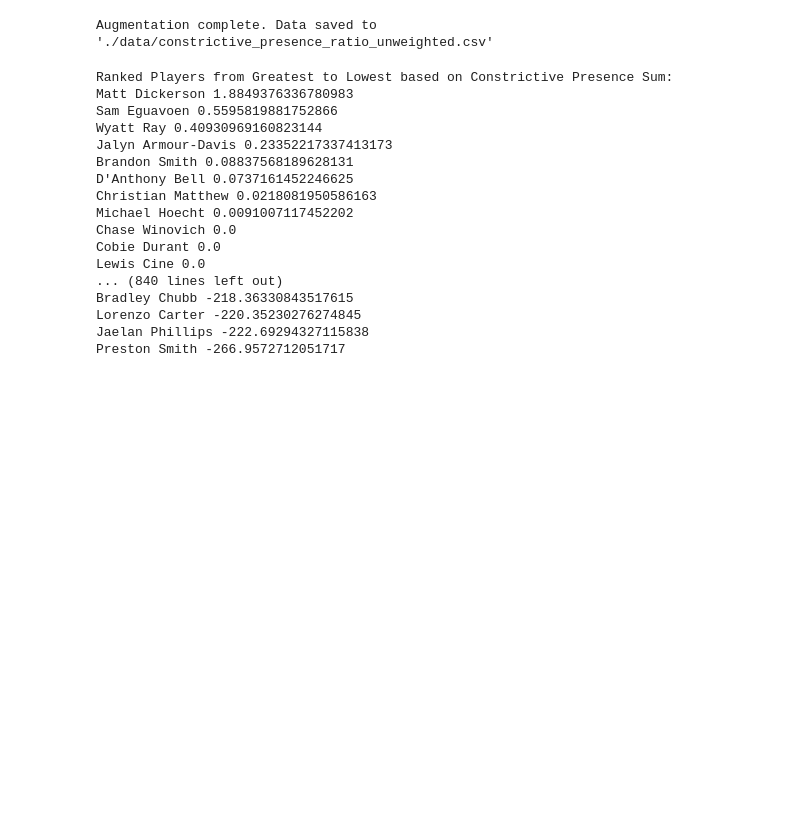
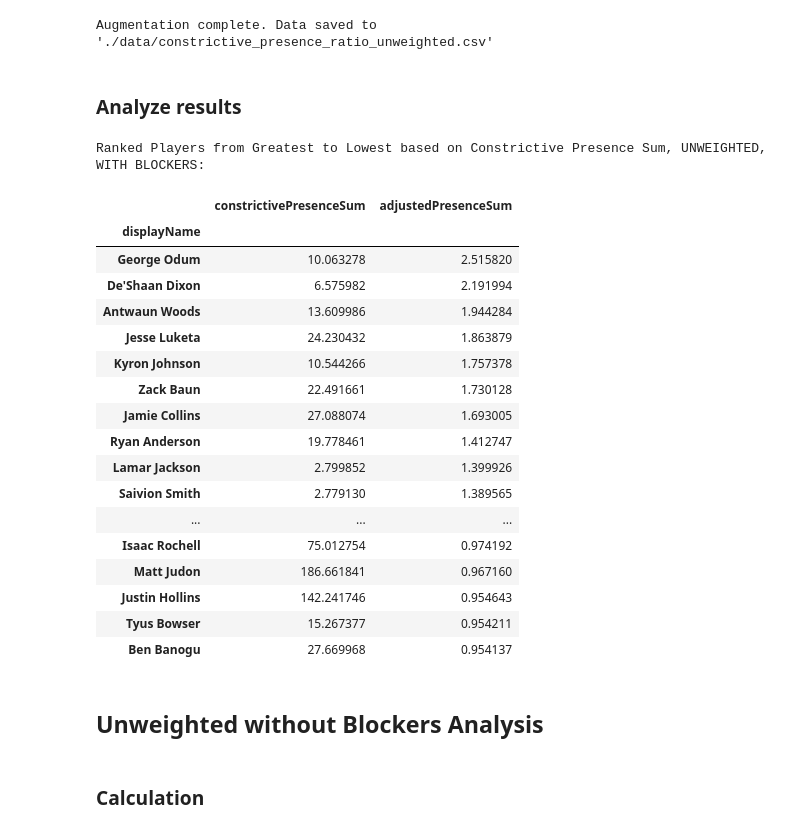
Before and after one commit to arham-habib/nfl-big-data-bowl-2024, a Jupyter notebook: constrictive_presence_ratio.ipynb, the cells around one changed output. Drawn from its saved outputs; the diff is of its cells as text; code cells hidden in the pictures; blank space fills up the shorter version.

```diff
--- a/constrictive_presence_ratio.ipynb
+++ b/constrictive_presence_ratio.ipynb
@@ -209,25 +206,48 @@ grouped_by_player = constrictive_presence_ratio_all[['displayName', 'constrictiv
+# %% [markdown]
+### Analyze results
+# %%
+# Load the constrictive_presence_ratio_all DataFrame
+constrictive_presence_ratio_all = pd.read_csv('./data/constrictive_presence_ratio_unweighted.csv')
+
+# Group by 'displayName' and sum 'constrictivePresenceSum'
+grouped_by_player = constrictive_presence_ratio_all[['displayName', 'constrictivePresenceSum']].groupby('displayName').sum()
+
+# Count the number of occurrences for each 'displayName'
+counts = constrictive_presence_ratio_all['displayName'].value_counts()
+std_player = constrictive_presence_ratio_all[['displayName', 'constrictivePresenceSum']].groupby('displayName').std()
+
+# Divide the summed 'constrictivePresenceSum' by the count for each player
+grouped_by_player['counts'] = counts # - std_player.constrictivePresenceSum / counts
+grouped_by_player['std'] = std_player
+
+grouped_by_player.to_csv('./data/cpr_per_player_unweighted.csv', index=True)
 # %%
-ranked_players = grouped_by_player.sort_values(by='constrictivePresenceSum', ascending=False)
+ranked_players = grouped_by_player.sort_values(by='adjustedPresenceSum', ascending=False)
 
 # Print the names of the players in order
-print("Ranked Players from Greatest to Lowest based on Constrictive Presence Sum:")
-for name, score in ranked_players.itertuples():
-    print(name, score)
+print("Ranked Players from Greatest to Lowest based on Constrictive Presence Sum, UNWEIGHTED, WITH BLOCKERS:")
+ranked_players.head(50)
 # %% [output]
-Ranked Players from Greatest to Lowest based on Constrictive Presence Sum:
-Matt Dickerson 1.8849376336780983
-Sam Eguavoen 0.5595819881752866
-Wyatt Ray 0.40930969160823144
-Jalyn Armour-Davis 0.23352217337413173
-Brandon Smith 0.08837568189628131
-D'Anthony Bell 0.0737161452246625
-Christian Matthew 0.0218081950586163
-Michael Hoecht 0.0091007117452202
-Chase Winovich 0.0
-Cobie Durant 0.0
-Lewis Cine 0.0
-... (840 lines left out)
-Bradley Chubb -218.36330843517615
-Lorenzo Carter -220.35230276274845
-Jaelan Phillips -222.69294327115838
-Preston Smith -266.9572712051717
+Ranked Players from Greatest to Lowest based on Constrictive Presence Sum, UNWEIGHTED, WITH BLOCKERS:
+|  | constrictivePresenceSum | adjustedPresenceSum |
+| displayName |  |  |
+| George Odum | 10.063278 | 2.515820 |
+| De'Shaan Dixon | 6.575982 | 2.191994 |
+| Antwaun Woods | 13.609986 | 1.944284 |
+| Jesse Luketa | 24.230432 | 1.863879 |
+| Kyron Johnson | 10.544266 | 1.757378 |
+| Zack Baun | 22.491661 | 1.730128 |
+| Jamie Collins | 27.088074 | 1.693005 |
+| Ryan Anderson | 19.778461 | 1.412747 |
+| Lamar Jackson | 2.799852 | 1.399926 |
+| Saivion Smith | 2.779130 | 1.389565 |
+| ... | ... | ... |
+| Isaac Rochell | 75.012754 | 0.974192 |
+| Matt Judon | 186.661841 | 0.967160 |
+| Justin Hollins | 142.241746 | 0.954643 |
+| Tyus Bowser | 15.267377 | 0.954211 |
+| Ben Banogu | 27.669968 | 0.954137 |
+# %% [markdown]
+## Unweighted without Blockers Analysis
+# %% [markdown]
+### Calculation
```
Also changed, not shown: parts of 12 cells of this notebook, 2 other files.
